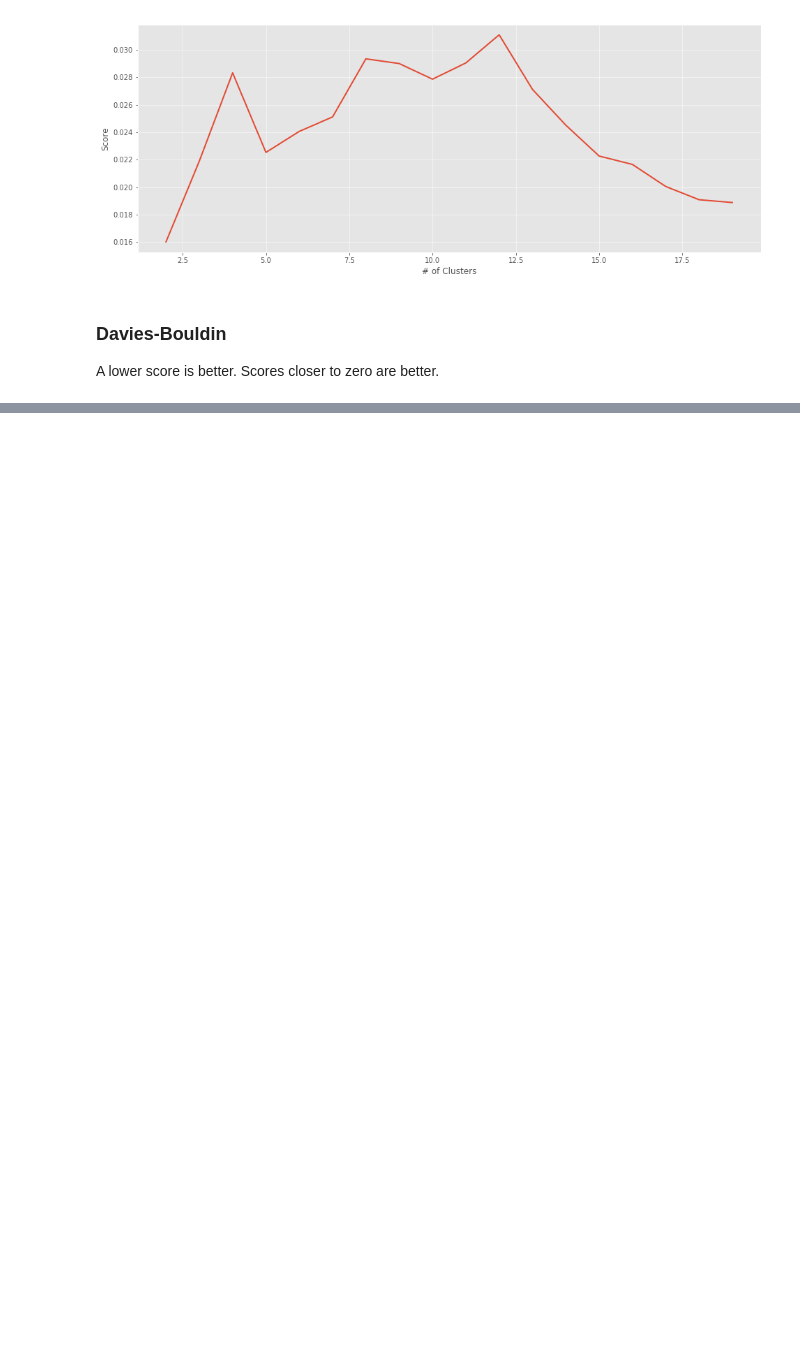
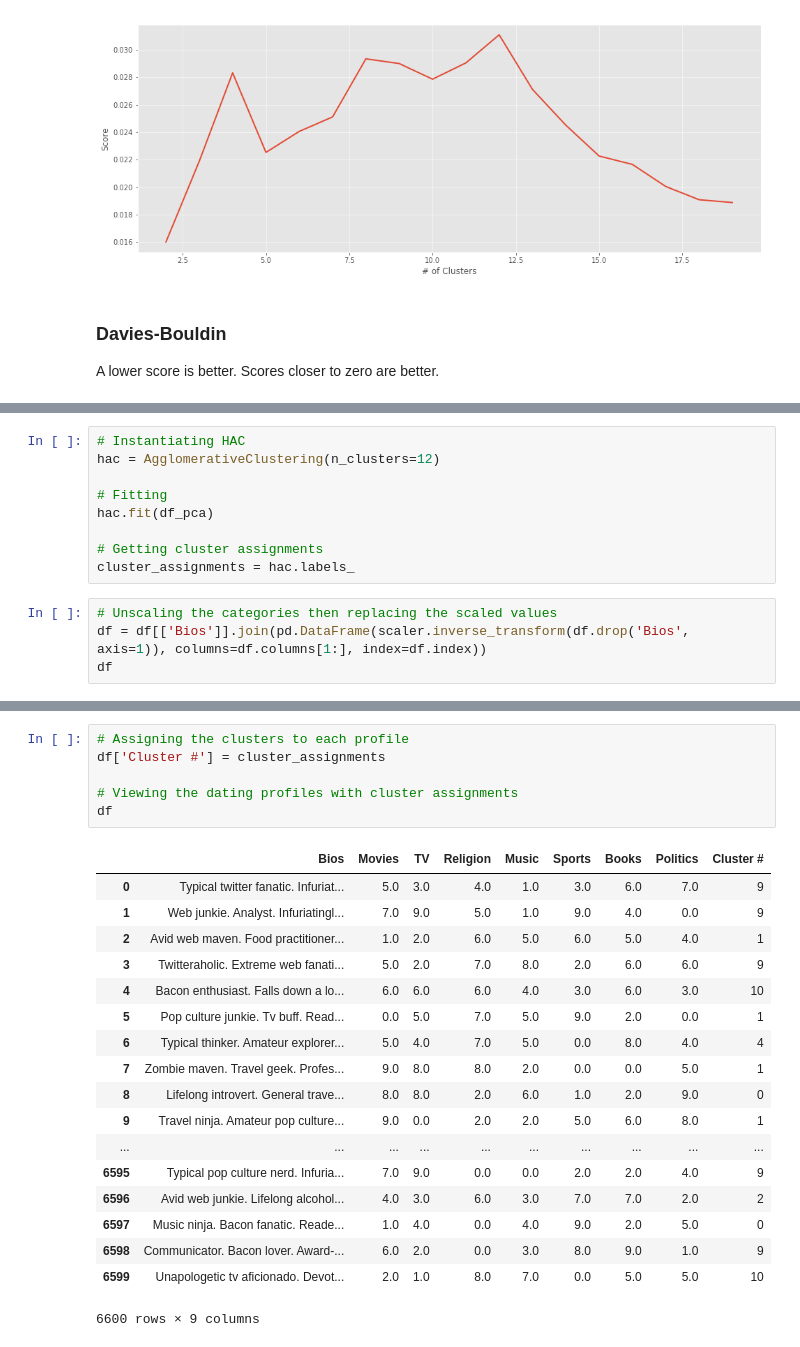
Before and after one commit to marcosan93/AI-Matchmaker, a Jupyter notebook: HAC-Clustering-Profiles-CountV.ipynb, the cells around one changed output, grey strips where cells are left out. Cells and saved outputs as stored; diff of their text form; blank space fills up the shorter version.

Commit message:
ran final clustering

```diff
--- a/HAC-Clustering-Profiles-CountV.ipynb
+++ b/HAC-Clustering-Profiles-CountV.ipynb
@@ -277,0 +282,13 @@ Min Value:
+# %%
+# Instantiating HAC
+hac = AgglomerativeClustering(n_clusters=12)
+
+# Fitting
+hac.fit(df_pca)
+
+# Getting cluster assignments
+cluster_assignments = hac.labels_
+# %%
+# Unscaling the categories then replacing the scaled values
+df = df[['Bios']].join(pd.DataFrame(scaler.inverse_transform(df.drop('Bios', axis=1)), columns=df.columns[1:], index=df.index))
+df
@@ -277,0 +314,25 @@ Min Value:
+# %%
+# Assigning the clusters to each profile
+df['Cluster #'] = cluster_assignments
+
+# Viewing the dating profiles with cluster assignments
+df
+# %% [output]
+|  | Bios | Movies | TV | Religion | Music | Sports | Books | Politics | Cluster # |
+| 0 | Typical twitter fanatic. Infuriat... | 5.0 | 3.0 | 4.0 | 1.0 | 3.0 | 6.0 | 7.0 | 9 |
+| 1 | Web junkie. Analyst. Infuriatingl... | 7.0 | 9.0 | 5.0 | 1.0 | 9.0 | 4.0 | 0.0 | 9 |
+| 2 | Avid web maven. Food practitioner... | 1.0 | 2.0 | 6.0 | 5.0 | 6.0 | 5.0 | 4.0 | 1 |
+| 3 | Twitteraholic. Extreme web fanati... | 5.0 | 2.0 | 7.0 | 8.0 | 2.0 | 6.0 | 6.0 | 9 |
+| 4 | Bacon enthusiast. Falls down a lo... | 6.0 | 6.0 | 6.0 | 4.0 | 3.0 | 6.0 | 3.0 | 10 |
+| 5 | Pop culture junkie. Tv buff. Read... | 0.0 | 5.0 | 7.0 | 5.0 | 9.0 | 2.0 | 0.0 | 1 |
+| 6 | Typical thinker. Amateur explorer... | 5.0 | 4.0 | 7.0 | 5.0 | 0.0 | 8.0 | 4.0 | 4 |
+| 7 | Zombie maven. Travel geek. Profes... | 9.0 | 8.0 | 8.0 | 2.0 | 0.0 | 0.0 | 5.0 | 1 |
+| 8 | Lifelong introvert. General trave... | 8.0 | 8.0 | 2.0 | 6.0 | 1.0 | 2.0 | 9.0 | 0 |
+| 9 | Travel ninja. Amateur pop culture... | 9.0 | 0.0 | 2.0 | 2.0 | 5.0 | 6.0 | 8.0 | 1 |
+| ... | ... | ... | ... | ... | ... | ... | ... | ... | ... |
+| 6595 | Typical pop culture nerd. Infuria... | 7.0 | 9.0 | 0.0 | 0.0 | 2.0 | 2.0 | 4.0 | 9 |
+| 6596 | Avid web junkie. Lifelong alcohol... | 4.0 | 3.0 | 6.0 | 3.0 | 7.0 | 7.0 | 2.0 | 2 |
+| 6597 | Music ninja. Bacon fanatic. Reade... | 1.0 | 4.0 | 0.0 | 4.0 | 9.0 | 2.0 | 5.0 | 0 |
+| 6598 | Communicator. Bacon lover. Award-... | 6.0 | 2.0 | 0.0 | 3.0 | 8.0 | 9.0 | 1.0 | 9 |
+| 6599 | Unapologetic tv aficionado. Devot... | 2.0 | 1.0 | 8.0 | 7.0 | 0.0 | 5.0 | 5.0 | 10 |
+6600 rows × 9 columns
```
Also changed, not shown: parts of 5 cells of this notebook.
